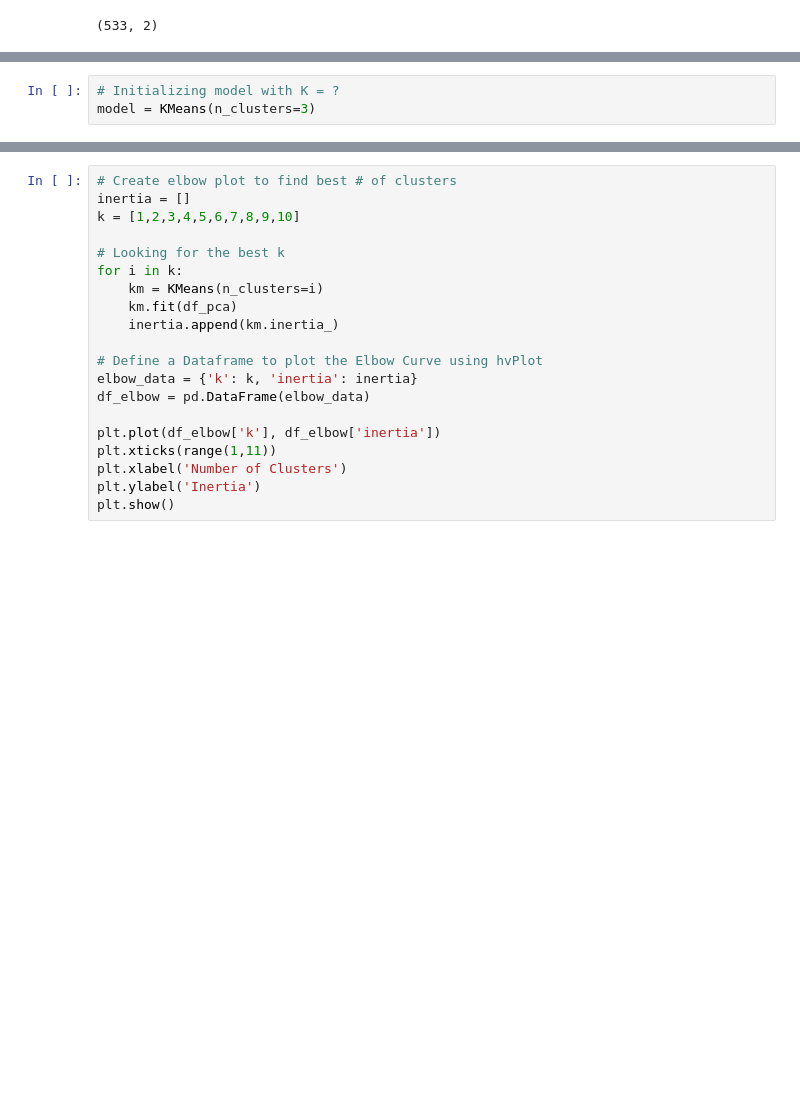
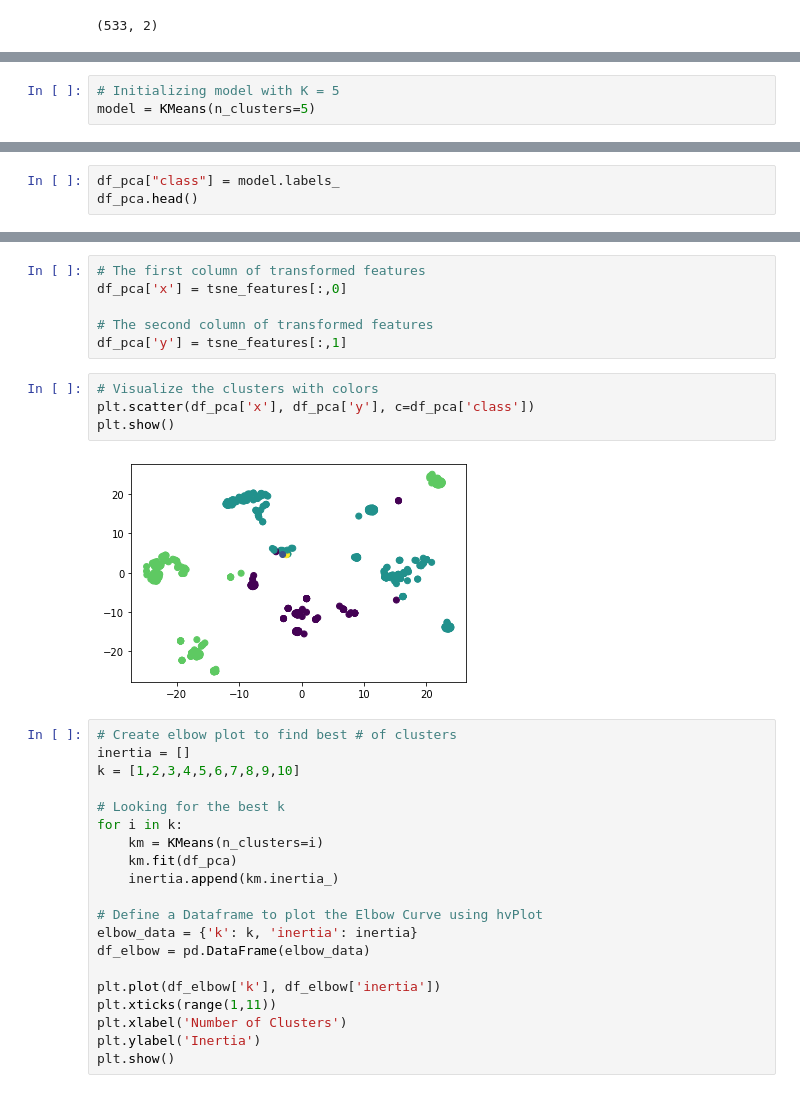
Before and after one commit to sissa81/Cryptocurrency-Clusters, a Jupyter notebook: crypto.ipynb, the cells around one changed output, grey strips where cells are left out. Cells and saved outputs as stored; diff of their text form; blank space fills up the shorter version.

```diff
--- a/crypto.ipynb
+++ b/crypto.ipynb
@@ -236,6 +224,6 @@ plt.show()
 # %%
-# Initializing model with K = ?
-model = KMeans(n_clusters=3)
+# Initializing model with K = 5
+model = KMeans(n_clusters=5)
 # %%
 # Fit model
 model.fit(df_pca)
@@ -263,0 +252,3 @@ print(predictions)
+# %%
+df_pca["class"] = model.labels_
+df_pca.head()
@@ -264,3 +262,15 @@ print(predictions)
+# %%
+# The first column of transformed features
+df_pca['x'] = tsne_features[:,0]
+
+# The second column of transformed features
+df_pca['y'] = tsne_features[:,1]
+# %%
+# Visualize the clusters with colors
+plt.scatter(df_pca['x'], df_pca['y'], c=df_pca['class'])
+plt.show()
+# %% [output]
+[figure, added]
 # %%
 # Create elbow plot to find best # of clusters
 inertia = []
```
Also changed, not shown: parts of 6 cells of this notebook.
